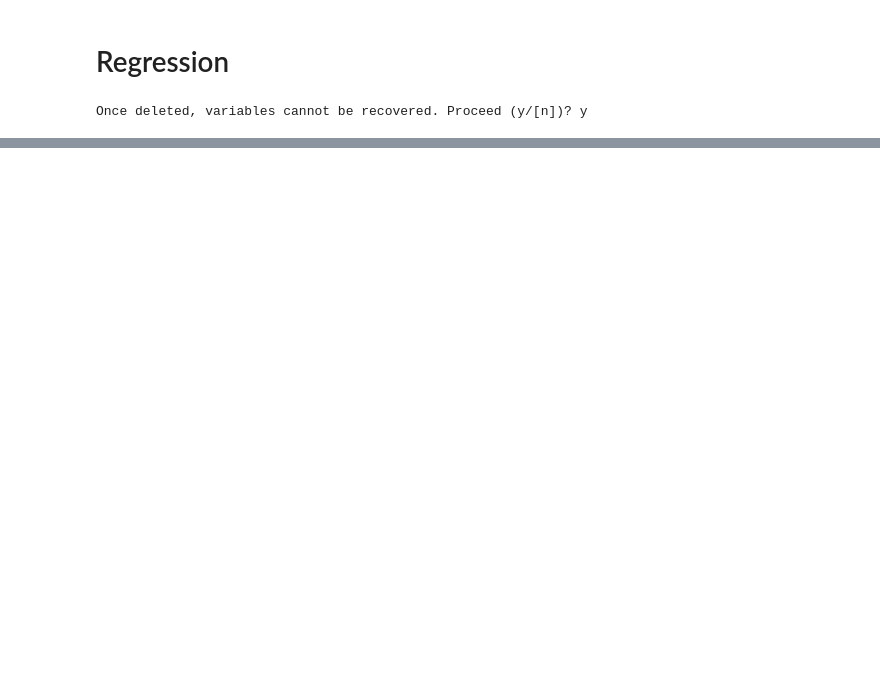
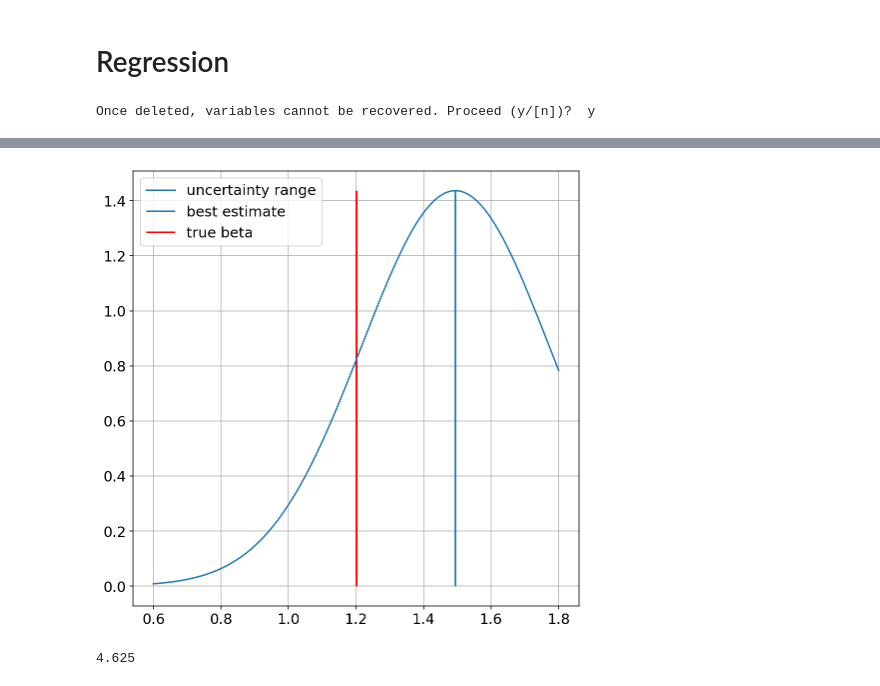
Before and after one commit to cdds-uiuc/simles-book, a Jupyter notebook: _build/jupyter_execute/Module02/M02_N02_Regression2.ipynb, the cells around one changed output, grey strips where cells are left out. Drawn from its saved outputs; the diff is of its cells as text; code cells hidden in the pictures; blank space fills up the shorter version.

```diff
--- a/_build/jupyter_execute/Module02/M02_N02_Regression2.ipynb
+++ b/_build/jupyter_execute/Module02/M02_N02_Regression2.ipynb
@@ -66,0 +128,14 @@ NameError: name 'plot' is not defined
+# %%
+fig,ax=plt.subplots(1,1,figsize=[8,8])
+
+x=np.linspace(0.2,1,200)
+beta_hat=res.params[1]
+
+pdf=stats.norm.pdf(x,loc=beta_hat,scale=res.bse[1])
+ax.plot(x,pdf,label='uncertainty range')
+ax.vlines(beta_hat,0,np.max(pdf),label='best estimate')
+ax.vlines(beta_true[1],0,np.max(pdf),'r',label='true beta')
+ax.legend()
+ax.grid()
+# %% [output]
+[figure, added]
@@ -66,0 +162,4 @@ NameError: name 'plot' is not defined
+# %%
+np.shape(q[q<0.05])[0]/Ndraws*100
+# %% [output]
+4.625
```
Also changed, not shown: parts of 16 cells of this notebook, 43 other files.
